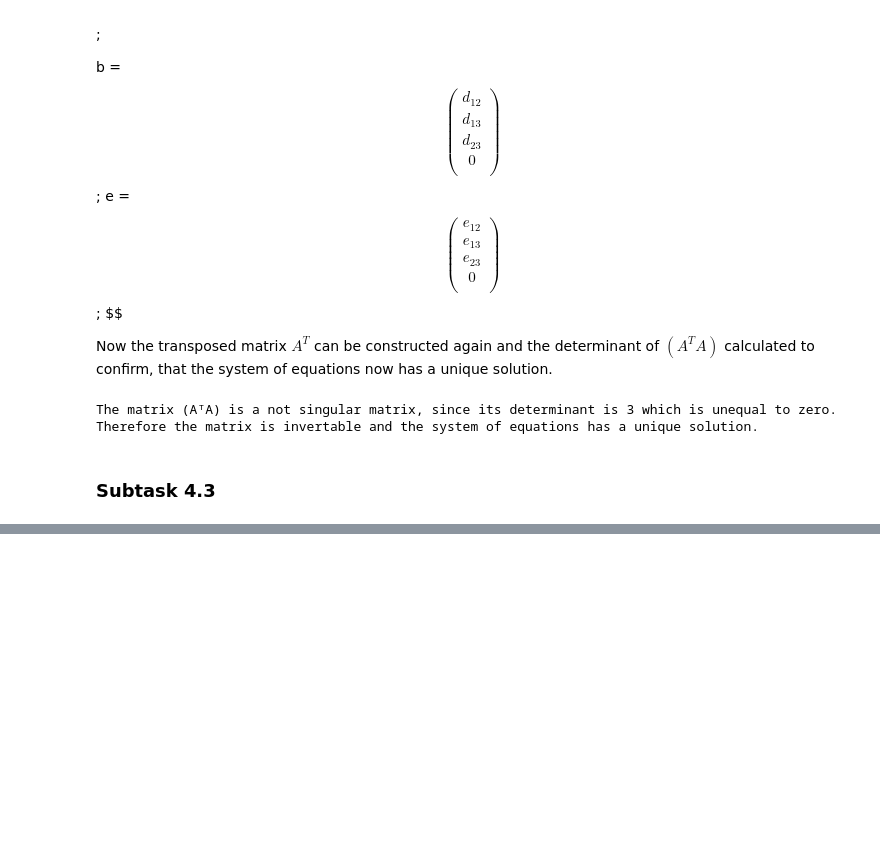
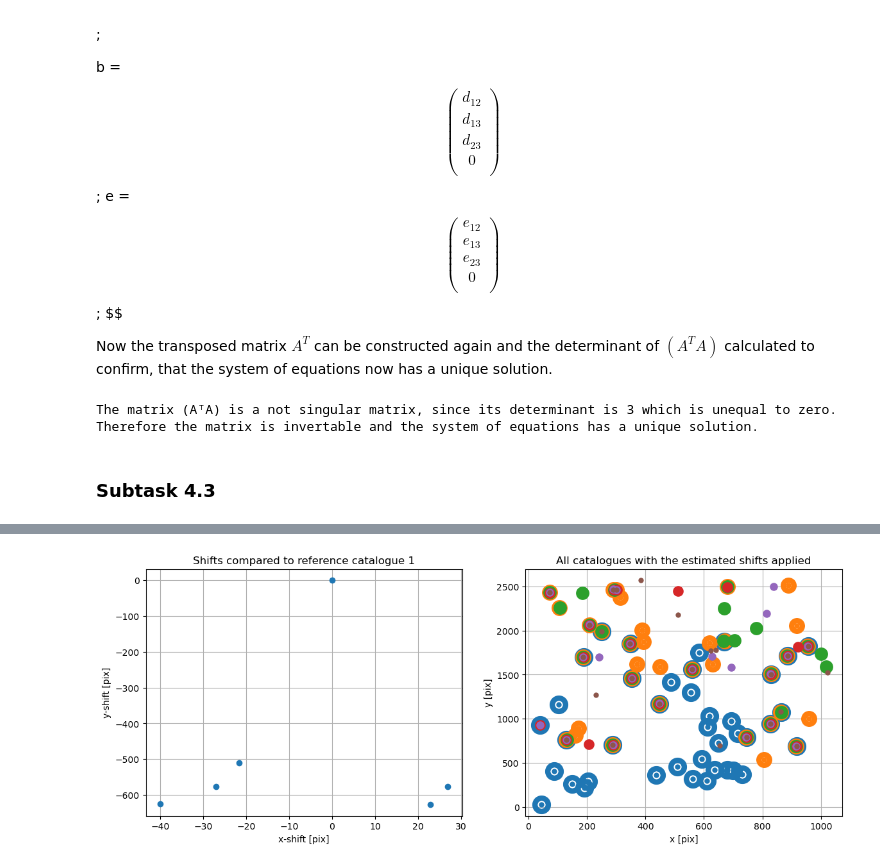
Before and after one commit to benjbrandt/physics725, a Jupyter notebook: Week8/Project_3_Catalogue_Crossmatching_students.ipynb, the cells around one changed output, grey strips where cells are left out. Drawn from its saved outputs; the diff is of its cells as text; code cells hidden in the pictures; blank space fills up the shorter version.

```diff
--- a/Week8/Project_3_Catalogue_Crossmatching_students.ipynb
+++ b/Week8/Project_3_Catalogue_Crossmatching_students.ipynb
@@ -568,18 +569,3 @@ The matrix (AᵀA) is a not singular matrix, since its determinant is 3 which is
 Therefore the matrix is invertable and the system of equations has a unique solution.
 # %% [markdown]
 ### Subtask 4.3
-# %%
-# Loop over all unique index pairs (i, j) where i < j to get all d_ij
-x_shifts = []
-y_shifts = []
-for i, j in itertools.combinations(range(len(x_coordinates)), 2):
-    x1, y1 = x_coordinates[i], y_coordinates[i]
-    x2, y2 = x_coordinates[j], y_coordinates[j]
-
-    dx, dy = calc_shift(x1, y1, x2, y2)
-
-    x_shifts_list.append(dx)
-    y_shifts_list.append(dy)
-
-dx = np.array(x_shifts)
-dy = np.array(y_shifts)
@@ -636,0 +572,64 @@ To use the future default and silence this warning we advise to pass `rcond=None
+# %%
+def offset_solver(x_coordinates, y_coordinates):
+    ''' this function calculates the offset of all catalogues to each other which are given to the function.'''
+
+    # extract number of catalogues, calculate necessary number of equations and create arrays for the dijs
+    n_images = len(x_coordinates)
+    n_equations = n_images * (n_images - 1) // 2
+    dij_x = np.zeros((n_images, n_images))
+    dij_y = np.zeros((n_images, n_images))
+
+    # calculate all shifts in x- and y-direction for all catalogues
+    for i in range(n_images):
+        for j in range(i+1, n_images):
+            x_shift, y_shift = calc_shift(x_coordinates[i], y_coordinates[i], x_coordinates[j], y_coordinates[j])
+            dij_x[i,j] = x_shift
+            dij_x[j,i] = -x_shift
+            dij_y[i,j] = y_shift
+            dij_y[j,i] = -y_shift
+
+    # create matrix A and vector b for the system of equations
+    A = np.zeros((n_equations+1, n_images))
+    b_x = np.zeros(n_equations+1)
+    b_y = np.zeros(n_equations+1)
+
+    # fill matrix A for the combinations of shifts and vector b with the calculated dijs
+    eq_line = 0
+    for i in range(n_images):
+        for j in range(i+1, n_images):
+            A[eq_line,i] = 1
+            A[eq_line,j] = -1
+            b_x[eq_line] = dij_x[i,j]
+            b_y[eq_line] = dij_y[i,j]
+            eq_line += 1
+
+    # add the previously discussed extra equation s1 = 0 to matrix A
+    A[n_equations,0] = 1
+
+    # solve the system of linear equations in both x- and y-direction
+    x_sol, x_res, x_rank, x_s = np.linalg.lstsq(A, b_x)
+    y_sol, y_res, y_rank, y_s = np.linalg.lstsq(A, b_y)
+
+    return x_sol, y_sol
+
+
+# apply function to the catalogues
+final_x,final_y = offset_solver(x_coordinates, y_coordinates)
+
+
+# plot the shifts in a scatter plot
+fig, ax = plt.subplots(1,2, figsize=(14,5))
+ax[0].scatter(final_x, final_y, zorder=3, label='shifts compared to reference catalogue 1')
+ax[0].grid()
+ax[0].set_title('Shifts compared to reference catalogue 1')
+ax[0].set_xlabel('x-shift [pix]')
+ax[0].set_ylabel('y-shift [pix]')
+
+# apply the shifts to the corresponding catalogues to check if the calculated shift seems correct
+for t in range(len(x_coordinates)):
+    ax[1].scatter(x_coordinates[t] - final_x[t], y_coordinates[t] - final_y[t], lw=15 -3 *t, zorder=3)
+ax[1].grid()
+ax[1].set_title('All catalogues with the estimated shifts applied')
+ax[1].set_xlabel('x [pix]')
+ax[1].set_ylabel('y [pix]')
+# %% [output]
@@ -636,0 +637 @@ To use the future default and silence this warning we advise to pass `rcond=None
+[figure, added]
```
Also changed, not shown: parts of 6 cells of this notebook.
